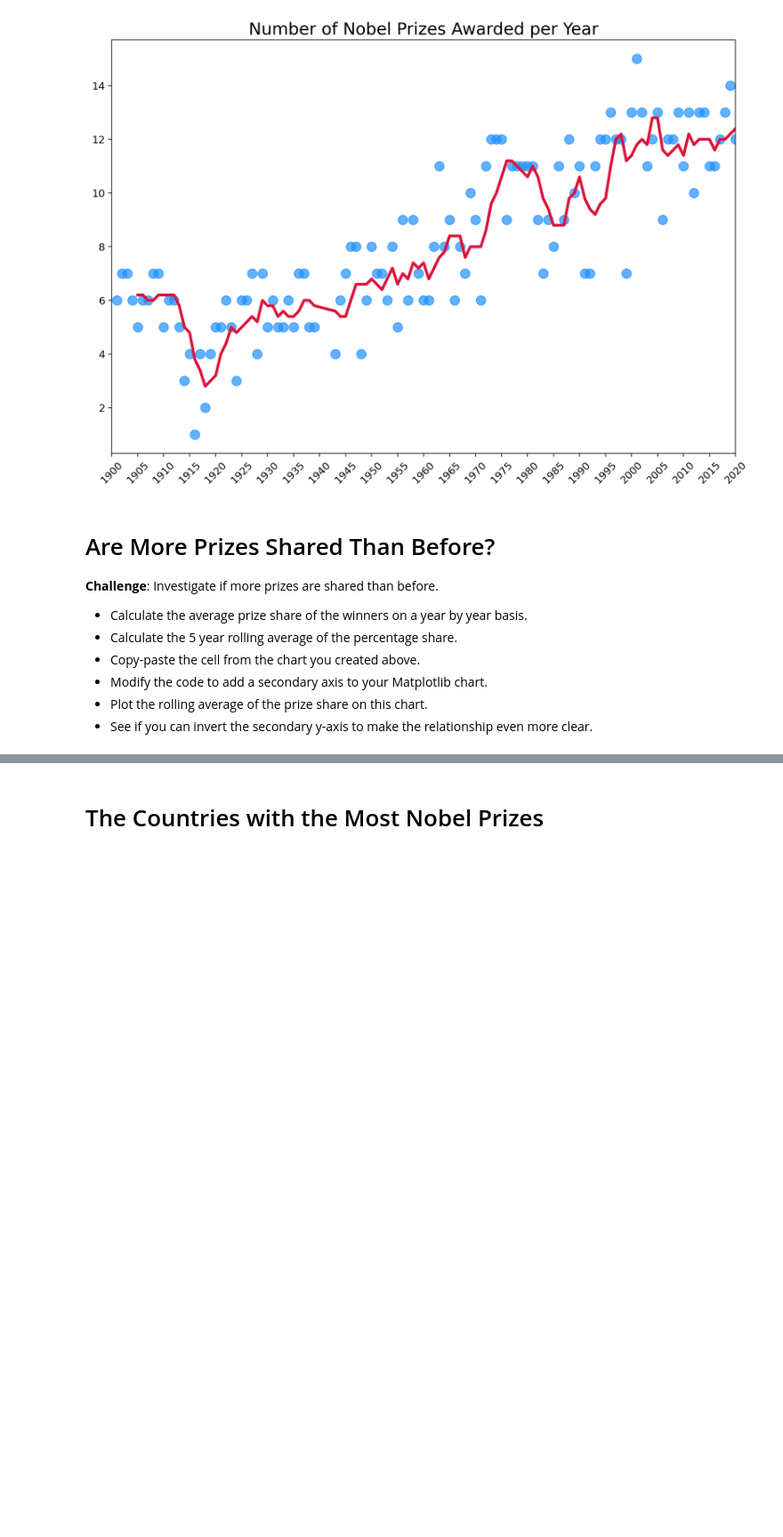
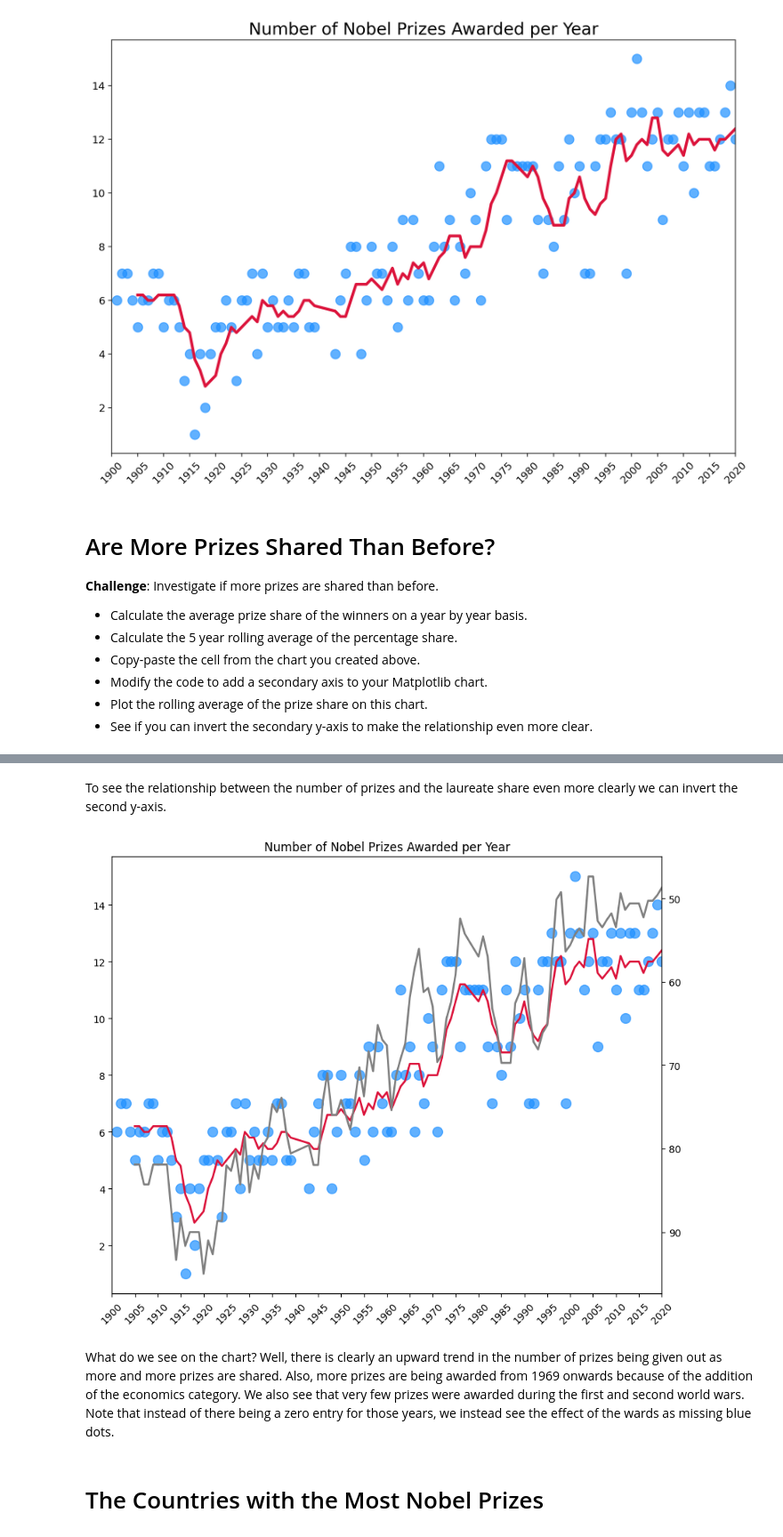
Before and after one commit to M-Awwab-Khan/analyzing-nobel-prize-winners, a Jupyter notebook: Nobel_Prize_Analysis_(start).ipynb, the cells around one changed output, grey strips where cells are left out. Shown at 89% size. Cells and saved outputs as stored; diff of their text form; code cells hidden in the pictures; blank space fills up the shorter version.

```diff
--- a/Nobel_Prize_Analysis_(start).ipynb
+++ b/Nobel_Prize_Analysis_(start).ipynb
@@ -447,3 +498,41 @@ plt.show()
+# %% [markdown]
+To see the relationship between the number of prizes and the laureate share even more clearly we can invert the second y-axis.
+# %%
+plt.figure(figsize=(10,8))
+plt.title('Number of Nobel Prizes Awarded per Year', fontsize=12)
+plt.yticks(fontsize=10)
+plt.xticks(ticks=np.arange(1900, 2021, step=5),
+           fontsize=10,
+           rotation=45)
+
+ax1 = plt.gca()
+ax2 = ax1.twinx()
+ax1.set_xlim(1900, 2020)
+
+# Can invert axis
+ax2.invert_yaxis()
+
+ax1.scatter(x=prize_per_year.index,
+           y=prize_per_year.values,
+           c='dodgerblue',
+           alpha=0.7,
+           s=100,)
+
+ax1.plot(prize_per_year.index,
+        moving_average.values,
+        c='crimson',
+        linewidth=2,)
+
+ax2.plot(prize_per_year.index,
+        share_moving_average.values,
+        c='grey',
+        linewidth=2,)
+
+plt.show()
+# %% [output]
+[figure, added]
+# %% [markdown]
+What do we see on the chart? Well, there is clearly an upward trend in the number of prizes being given out as more and more prizes are shared. Also, more prizes are being awarded from 1969 onwards because of the addition of the economics category. We also see that very few prizes were awarded during the first and second world wars. Note that instead of there being a zero entry for those years, we instead see the effect of the wards as missing blue dots.
 # %% [markdown]
 # The Countries with the Most Nobel Prizes
 # %% [markdown]
```
Also changed, not shown: parts of 2 cells of this notebook.
